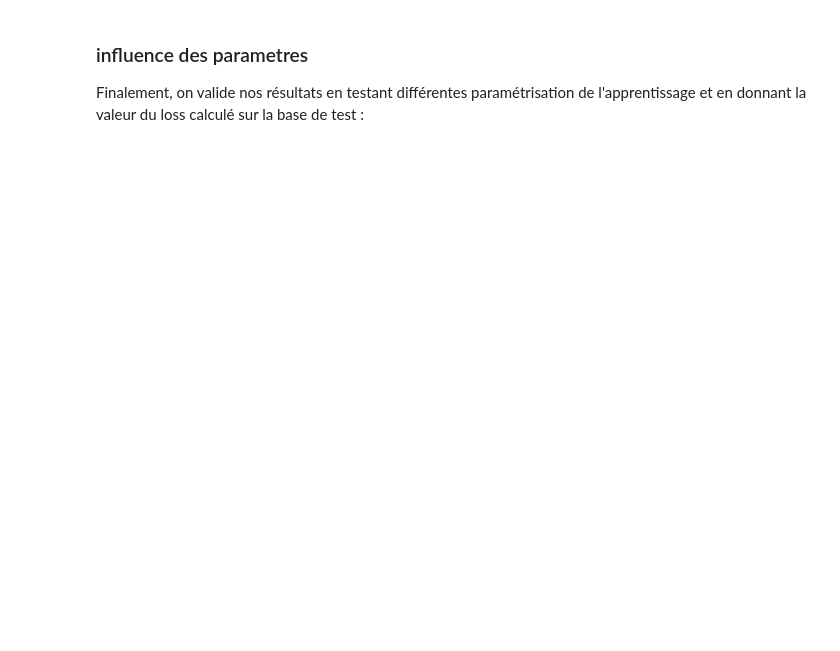
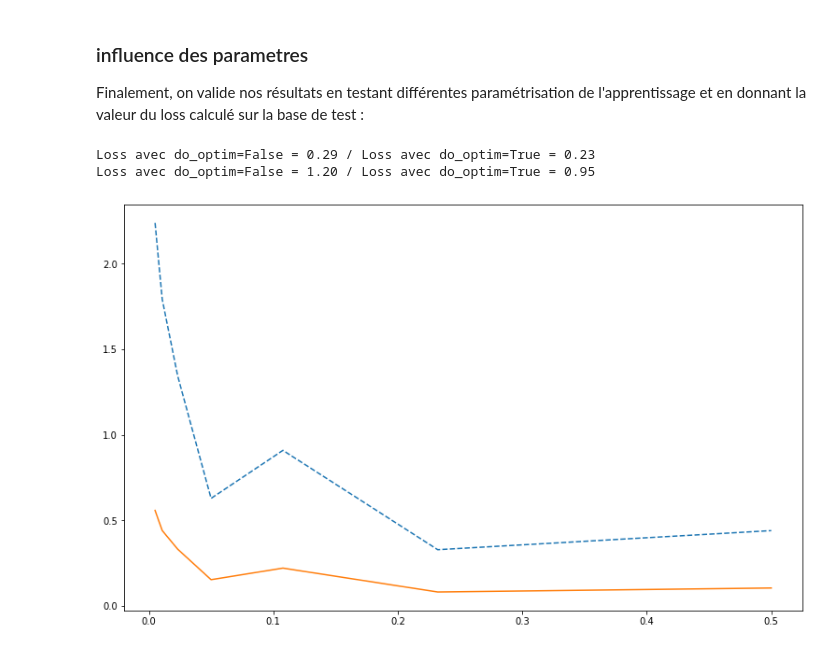
Before and after one commit to laurentperrinet/2022-05-04_transfert-des-voix, a Jupyter notebook: 2022-05-04_transfert-des-voix.ipynb, the cells around one changed output. Saved outputs shown, nothing was run; the diff lists cells and outputs as text; code cells hidden in the pictures; blank space fills up the shorter version.

```diff
--- a/2022-05-04_transfert-des-voix.ipynb
+++ b/2022-05-04_transfert-des-voix.ipynb
@@ -1078,24 +1073,29 @@ Total des voix au 1er tour= 48747864, dont Macron = 9783058 (soit une pourcentag
 Finalement, on valide nos résultats en testant différentes paramétrisation de l'apprentissage et en donnant la valeur du loss calculé sur la base de test :
 # %%
 trans, loss_train_alt, loss_test_alt, p_1, p_2, p_2_pred = fit_data(df_1, df_2, learning_rate=learning_rate_, verbose=False, do_optim=not do_optim)
-print('Loss avec {do_optim=} = {loss_test:.2f} / Loss avec do_optim={not do_optim} = {loss_test_alt:.2f} ')
-print('Loss avec {do_optim=} = {loss_train:.2f} / Loss avec do_optim={not do_optim} = {loss_train_alt:.2f} ')
+print(f'TRAIN: Loss avec {do_optim=} = {loss_train:.2f} / Loss avec do_optim={not do_optim} = {loss_train_alt:.2f} ')
+print(f'TEST: Loss avec {do_optim=} = {loss_test:.2f} / Loss avec do_optim={not do_optim} = {loss_test_alt:.2f} ')
+# %% [output]
+Loss avec do_optim=False = 0.29 / Loss avec do_optim=True = 0.23
+Loss avec do_optim=False = 1.20 / Loss avec do_optim=True = 0.95
 # %%
 N_scan = 7
 results_train, results_test = [], []
 
 learning_rates = learning_rate * np.logspace(-1, 1, 7, base=10)
 for learning_rate_ in learning_rates:
     trans, loss_train, loss_test, p_1, p_2, p_2_pred = fit_data(df_1, df_2, learning_rate=learning_rate_, verbose=False)
     results_train.append(loss_train)
     results_test.append(loss_test)
 
 fig, ax = plt.subplots(figsize = (13, 8))
 ax.plot(learning_rates, results_train, '--')
 ax.plot(learning_rates, results_test)
 ax.set_xlabel = 'learning rate'
 ax.set_ylabel = 'Loss'
-ax.set_xscale = 'log'
+ax.set_xscale('log');
+# %% [output]
+[figure, added]
 # %%
 import time
 results_train, results_test = [], []
```
Also changed, not shown: parts of 24 cells of this notebook, 1 other file.
